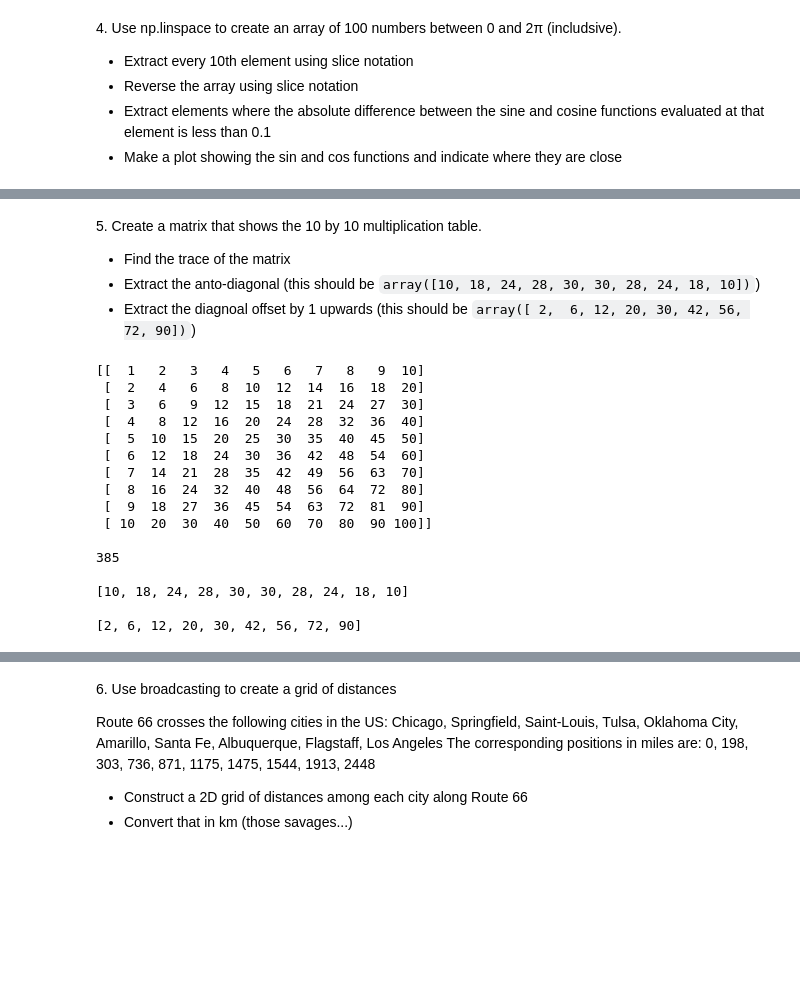
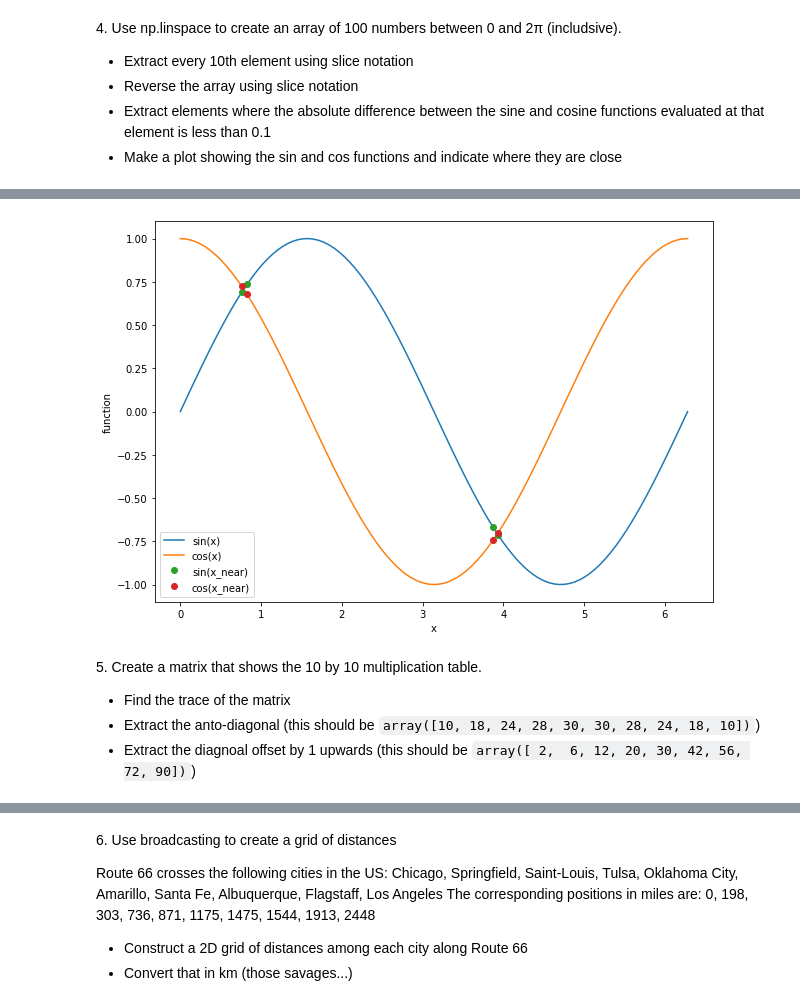
Before and after one commit to LauraRavagnani/LaboratoryOfComputationalPhysics_Y6, a Jupyter notebook: 04ex_Numpy.ipynb, the cells around one changed output, grey strips where cells are left out. Drawn from its saved outputs; the diff is of its cells as text; code cells hidden in the pictures; blank space fills up the shorter version.

````diff
--- a/04ex_Numpy.ipynb
+++ b/04ex_Numpy.ipynb
@@ -154,0 +115,3 @@ plt.plot(x, sin, x, cos, x_mask, sin_mask, 'ro', x_mask, cos_mask, 'ro')
+# %%
+x = np.linspace(0, 2 * m.pi, 100)
+print(x, '\n')
@@ -155,35 +163,20 @@ plt.plot(x, sin, x, cos, x_mask, sin_mask, 'ro', x_mask, cos_mask, 'ro')
+# %%
+x_near = x[abs(np.sin(x) - np.cos(x)) < 0.1]
+
+fig, ax = plt.subplots(figsize = (10, 7))
+ax = plt.plot(x, np.sin(x), label = 'sin(x)')
+ax = plt.plot(x, np.cos(x), label = 'cos(x)')
+ax = plt.plot(x_near, np.sin(x_near), 'o', label = 'sin(x_near)')
+ax = plt.plot(x_near, np.cos(x_near), 'o', label = 'cos(x_near)')
+ax = plt.xlabel('x')
+ax = plt.ylabel('function')
+plt.legend()
+plt.show()
+# %% [output]
+[figure, added]
 # %% [markdown]
 5\. Create a matrix that shows the 10 by 10 multiplication table.
 
  * Find the trace of the matrix
  * Extract the anto-diagonal (this should be ```array([10, 18, 24, 28, 30, 30, 28, 24, 18, 10])```)
  * Extract the diagnoal offset by 1 upwards (this should be ```array([ 2,  6, 12, 20, 30, 42, 56, 72, 90])```)
-# %%
-m = np.array([[i * j for i in range(1, 11)] for j in range(1, 11)])
-print(m, '\n')
-
-trace = np.trace(m)
-print(trace, '\n')
-
-ant_diag = [m[i,j] for i,j in zip(range(m.shape[0]), range(m.shape[0]-1, -1, -1))]
-print(ant_diag, '\n')
-
-diag2 = [m[i, i+1] for i in range(m.shape[0]-1)]
-print(diag2)
-# %% [output]
-[[  1   2   3   4   5   6   7   8   9  10]
- [  2   4   6   8  10  12  14  16  18  20]
- [  3   6   9  12  15  18  21  24  27  30]
- [  4   8  12  16  20  24  28  32  36  40]
- [  5  10  15  20  25  30  35  40  45  50]
- [  6  12  18  24  30  36  42  48  54  60]
- [  7  14  21  28  35  42  49  56  63  70]
- [  8  16  24  32  40  48  56  64  72  80]
- [  9  18  27  36  45  54  63  72  81  90]
- [ 10  20  30  40  50  60  70  80  90 100]]
-
-385
-
-[10, 18, 24, 28, 30, 30, 28, 24, 18, 10]
-
-[2, 6, 12, 20, 30, 42, 56, 72, 90]
````
Also changed, not shown: parts of 23 cells of this notebook.
